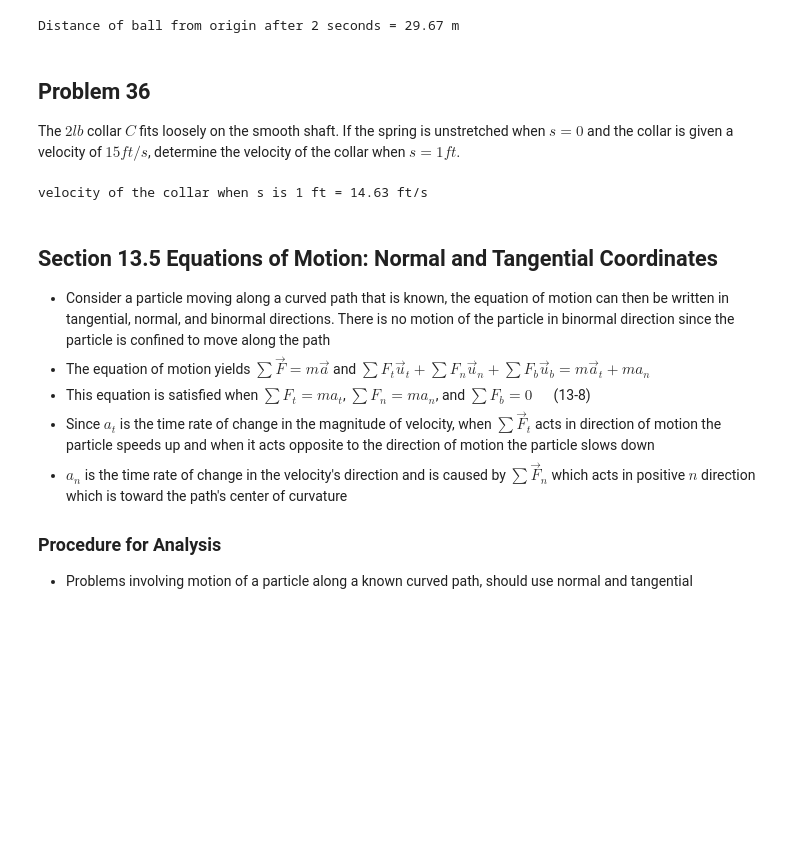
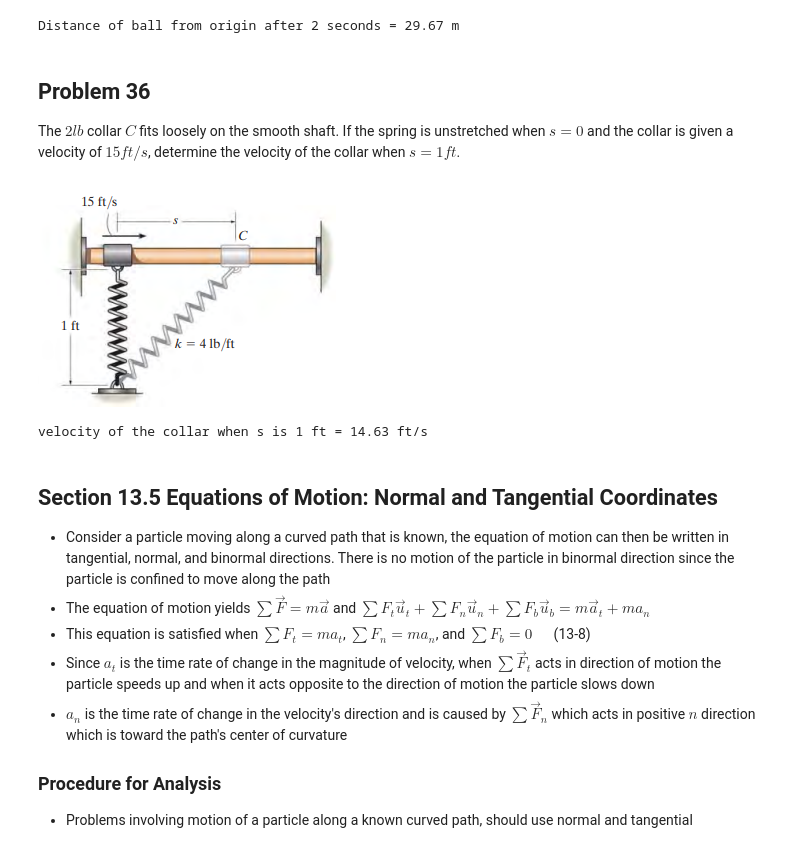
Before and after one commit to michaelhotchkiss/Dynamics, a Jupyter notebook: Chapter 13 - Kinematics of a Particle Force and Acceleration.ipynb, the cells around one changed output. Cells and saved outputs as stored; diff of their text form; code cells hidden in the pictures; blank space fills up the shorter version.

```diff
--- a/Chapter 13 - Kinematics of a Particle Force and Acceleration.ipynb
+++ b/Chapter 13 - Kinematics of a Particle Force and Acceleration.ipynb
@@ -109,6 +114,11 @@ The $2 lb$ collar $C$ fits loosely on the smooth shaft.
 If the spring is unstretched when $s = 0$ and the collar is
 given a velocity of $15 ft/s$, determine the velocity of the
 collar when $s = 1 ft$.
+# %%
+from IPython.display import Image
+Image("pictures/dynamics_13_36.png")
+# %% [output]
+[figure, added]
 # %%
 from sympy import  symbols, integrate, sqrt, solve
 import  numpy as np
```
Also changed, not shown: parts of 5 cells of this notebook, 6 other files.
